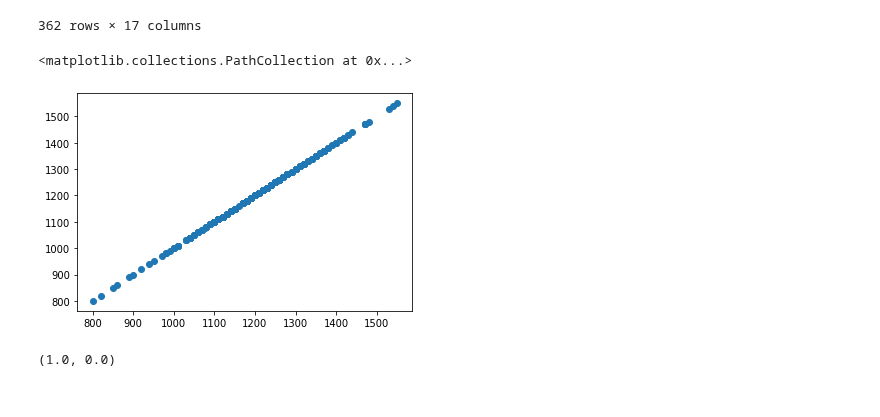
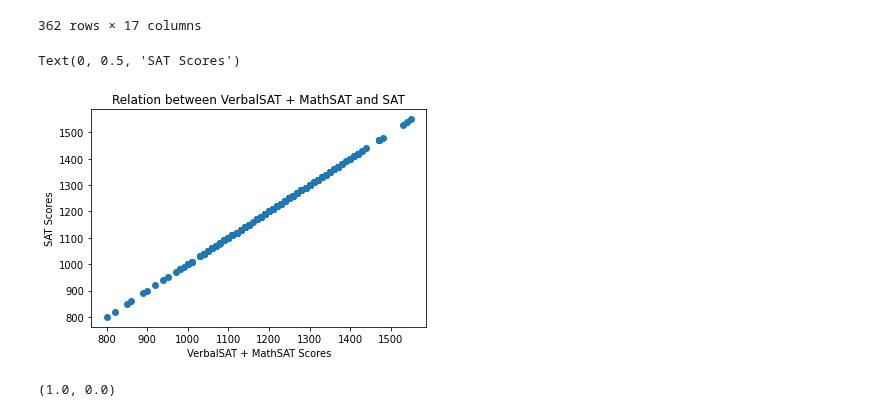
Before and after one commit to rajatlamsal00977/Project-1, a Jupyter notebook: Regression.ipynb, the cells around one changed output. Saved outputs shown, nothing was run; the diff lists cells and outputs as text; code cells hidden in the pictures.

```diff
--- a/Regression.ipynb
+++ b/Regression.ipynb
@@ -23,3 +25,5 @@ data = pa.read_csv('https://raw.githubusercontent.com/nurfnick/Applied_Stats_Jup
+# %%
+data.fillna(0, inplace = True)
 # %%
 data
 # %% [output]
@@ -38,9 +42,12 @@ data
 362 rows × 17 columns
 # %%
 plt.scatter(data["VerbalSAT"]+data["MathSAT"],data["SAT"])
+plt.title("Relation between VerbalSAT + MathSAT and SAT")
+plt.xlabel("VerbalSAT + MathSAT Scores")
+plt.ylabel("SAT Scores")
 # %% [output]
-<matplotlib.collections.PathCollection at 0x...>
+Text(0, 0.5, 'SAT Scores')
-[figure, old version]
+[figure, new version]
 # %%
 stats.pearsonr(data["VerbalSAT"]+data["MathSAT"],data["SAT"])
 # %% [output]
```
Also changed, not shown: parts of 23 cells of this notebook.
